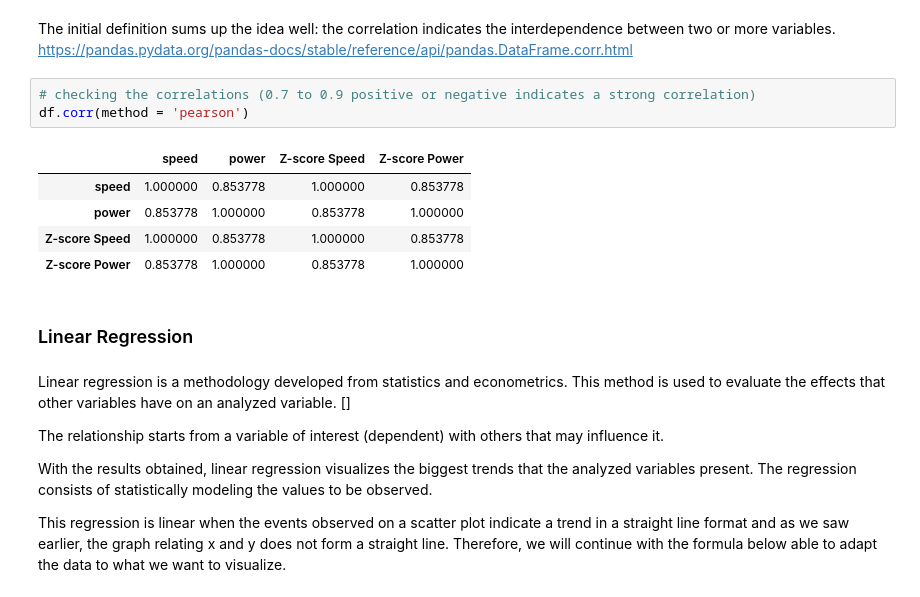
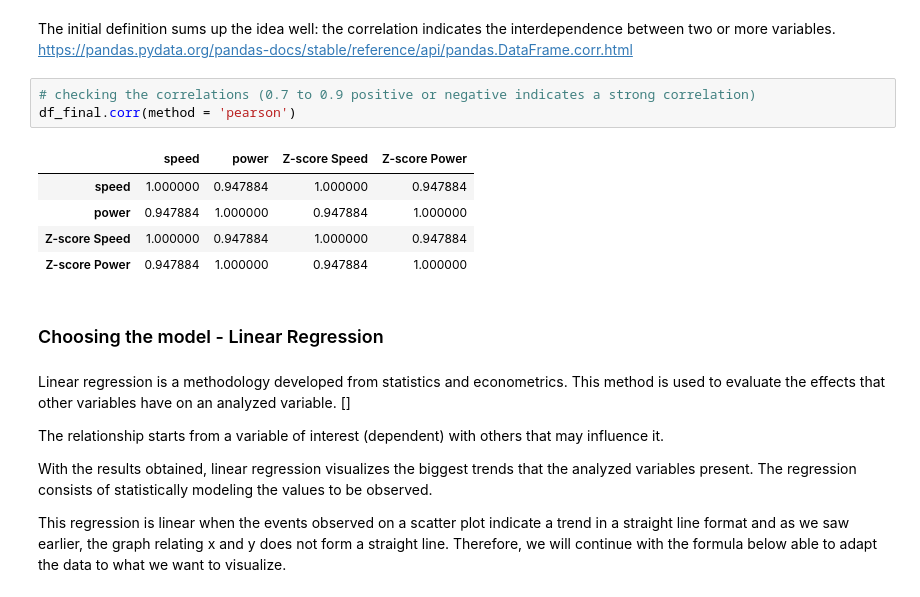
Before and after one commit to claudiamorazzoni/project_fda, a Jupyter notebook: Project - Fundamentals of Data Analysis.ipynb, the cells around one changed output. Saved outputs shown, nothing was run; the diff lists cells and outputs as text.

```diff
--- a/Project - Fundamentals of Data Analysis.ipynb
+++ b/Project - Fundamentals of Data Analysis.ipynb
@@ -274,15 +243,15 @@ The initial definition sums up the idea well: the correlation indicates the inte
 https://pandas.pydata.org/pandas-docs/stable/reference/api/pandas.DataFrame.corr.html
 # %%
 # checking the correlations (0.7 to 0.9 positive or negative indicates a strong correlation)
-df.corr(method = 'pearson')
+df_final.corr(method = 'pearson')
 # %% [output]
 |  | speed | power | Z-score Speed | Z-score Power |
-| speed | 1.000000 | 0.853778 | 1.000000 | 0.853778 |
-| power | 0.853778 | 1.000000 | 0.853778 | 1.000000 |
-| Z-score Speed | 1.000000 | 0.853778 | 1.000000 | 0.853778 |
-| Z-score Power | 0.853778 | 1.000000 | 0.853778 | 1.000000 |
+| speed | 1.000000 | 0.947884 | 1.000000 | 0.947884 |
+| power | 0.947884 | 1.000000 | 0.947884 | 1.000000 |
+| Z-score Speed | 1.000000 | 0.947884 | 1.000000 | 0.947884 |
+| Z-score Power | 0.947884 | 1.000000 | 0.947884 | 1.000000 |
 # %% [markdown]
-### Linear Regression
+### Choosing the model - Linear Regression
 # %% [markdown]
 Linear regression is a methodology developed from statistics and econometrics. This method is used to evaluate the effects that other variables have on an analyzed variable. []
 
```
Also changed, not shown: parts of 44 cells of this notebook.
